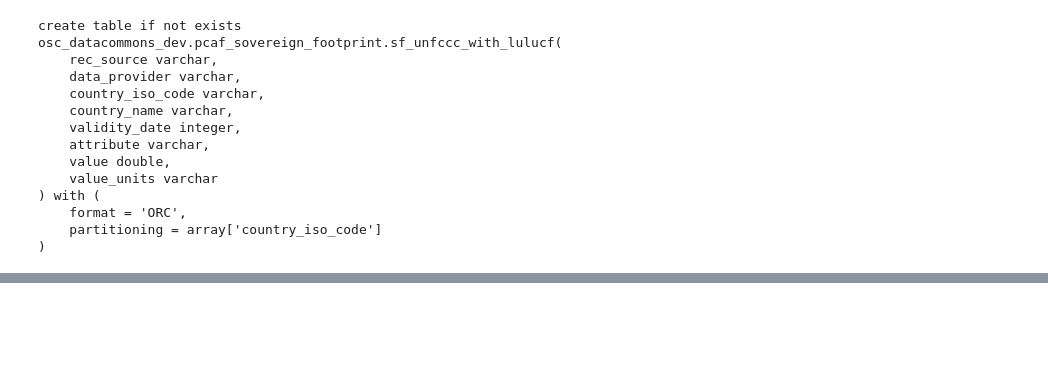
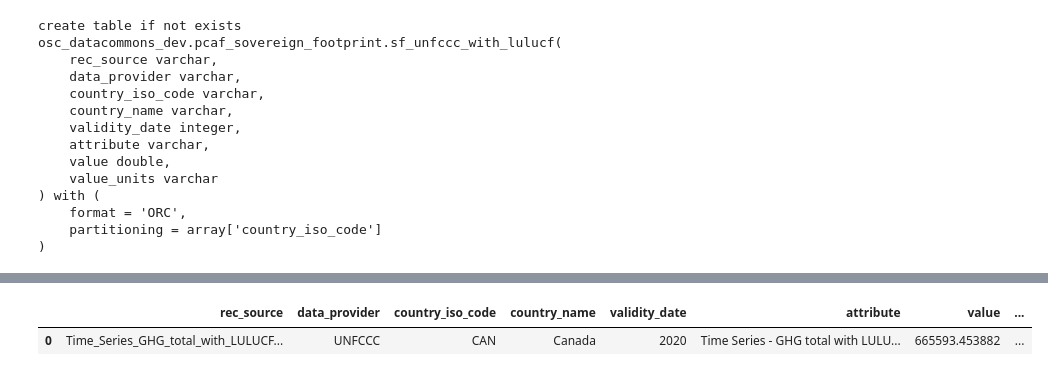
Before and after one commit to os-climate/PCAF-sovereign-footprint, a Jupyter notebook: notebooks/UNFCCC-GHG-total-with-LULUCF.ipynb, the cells around one changed output, grey strips where cells are left out. Drawn from its saved outputs; the diff is of its cells as text; code cells hidden in the pictures; blank space fills up the shorter version.

```diff
--- a/notebooks/UNFCCC-GHG-total-with-LULUCF.ipynb
+++ b/notebooks/UNFCCC-GHG-total-with-LULUCF.ipynb
@@ -373,4 +397,7 @@ batch insert result: [(212,)]
 # %%
 sql=f"""
-select * from {ingest_catalog}.{ingest_schema}.{ingest_table} where country_iso_code='CAN' and validity_date=2019"""
+select * from {ingest_catalog}.{ingest_schema}.{ingest_table} where country_iso_code='CAN' and validity_date=2020"""
 pd.read_sql(sql, engine)
+# %% [output]
+|  | rec_source | data_provider | country_iso_code | country_name | validity_date | attribute | value | ... |
+| 0 | Time_Series_GHG_total_with_LULUCF... | UNFCCC | CAN | Canada | 2020 | Time Series - GHG total with LULU... | 665593.453882 | ... |
```
Also changed, not shown: parts of 6 cells of this notebook, 6 other files.
